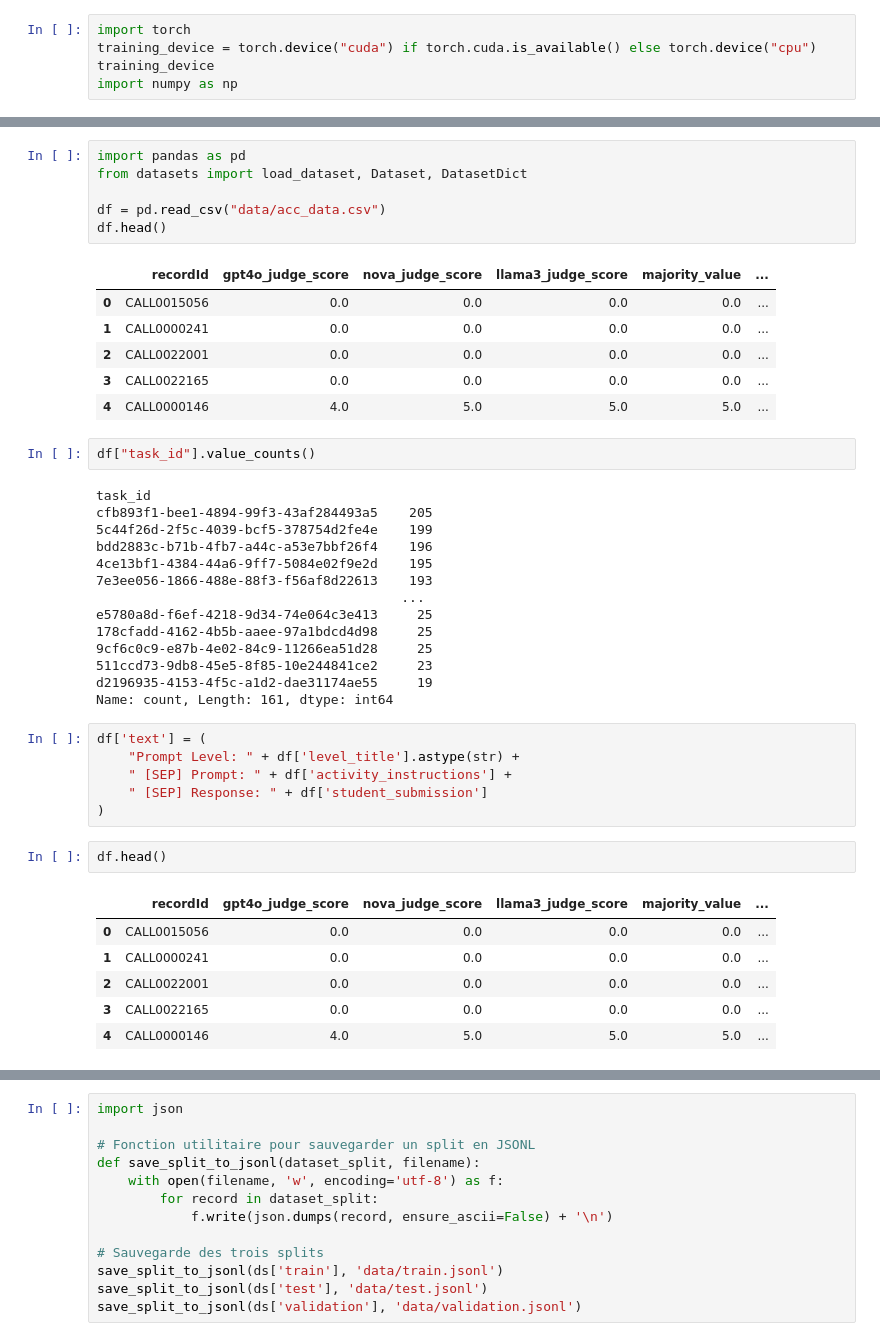
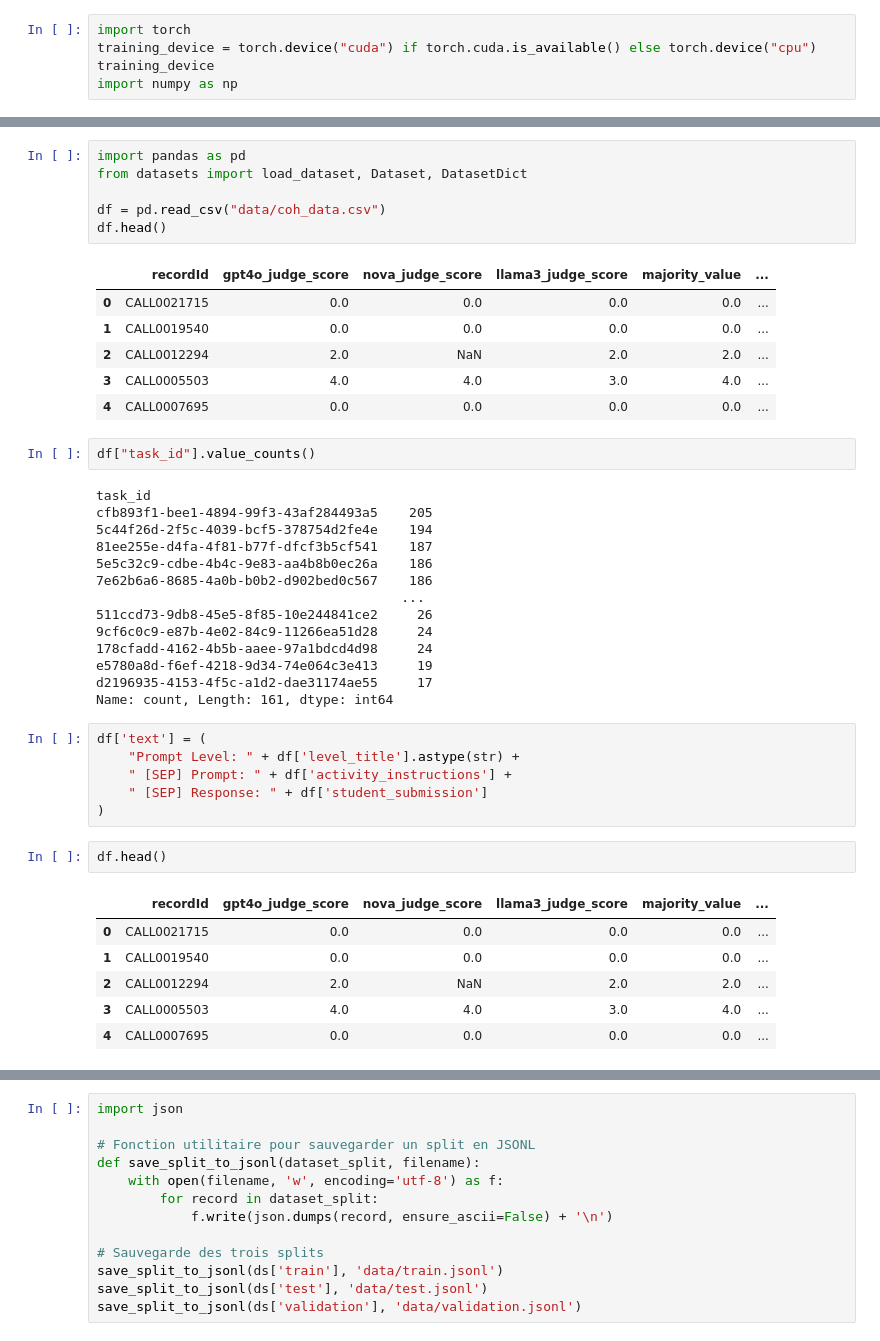
Before and after one commit to kamelnebhi/llm_fine_tuning, a Jupyter notebook: slm/writing_task_class_ai_coh/roberta_trainer.ipynb, the cells around one changed output, grey strips where cells are left out. Saved outputs shown, nothing was run; the diff lists cells and outputs as text.

```diff
--- a/slm/writing_task_class_ai_coh/roberta_trainer.ipynb
+++ b/slm/writing_task_class_ai_coh/roberta_trainer.ipynb
@@ -10,31 +28,31 @@ import numpy as np
 # %%
 import pandas as pd
 from datasets import load_dataset, Dataset, DatasetDict
 
-df = pd.read_csv("data/acc_data.csv")
+df = pd.read_csv("data/coh_data.csv")
 df.head()
 # %% [output]
 |  | recordId | gpt4o_judge_score | nova_judge_score | llama3_judge_score | majority_value | ... |
-| 0 | CALL0015056 | 0.0 | 0.0 | 0.0 | 0.0 | ... |
-| 1 | CALL0000241 | 0.0 | 0.0 | 0.0 | 0.0 | ... |
-| 2 | CALL0022001 | 0.0 | 0.0 | 0.0 | 0.0 | ... |
-| 3 | CALL0022165 | 0.0 | 0.0 | 0.0 | 0.0 | ... |
-| 4 | CALL0000146 | 4.0 | 5.0 | 5.0 | 5.0 | ... |
+| 0 | CALL0021715 | 0.0 | 0.0 | 0.0 | 0.0 | ... |
+| 1 | CALL0019540 | 0.0 | 0.0 | 0.0 | 0.0 | ... |
+| 2 | CALL0012294 | 2.0 | NaN | 2.0 | 2.0 | ... |
+| 3 | CALL0005503 | 4.0 | 4.0 | 3.0 | 4.0 | ... |
+| 4 | CALL0007695 | 0.0 | 0.0 | 0.0 | 0.0 | ... |
 # %%
 df["task_id"].value_counts()
 # %% [output]
 task_id
 cfb893f1-bee1-4894-99f3-43af284493a5    205
-5c44f26d-2f5c-4039-bcf5-378754d2fe4e    199
-bdd2883c-b71b-4fb7-a44c-a53e7bbf26f4    196
-4ce13bf1-4384-44a6-9ff7-5084e02f9e2d    195
-7e3ee056-1866-488e-88f3-f56af8d22613    193
+5c44f26d-2f5c-4039-bcf5-378754d2fe4e    194
+81ee255e-d4fa-4f81-b77f-dfcf3b5cf541    187
+5e5c32c9-cdbe-4b4c-9e83-aa4b8b0ec26a    186
+7e62b6a6-8685-4a0b-b0b2-d902bed0c567    186
                                        ...
-e5780a8d-f6ef-4218-9d34-74e064c3e413     25
-178cfadd-4162-4b5b-aaee-97a1bdcd4d98     25
-9cf6c0c9-e87b-4e02-84c9-11266ea51d28     25
-511ccd73-9db8-45e5-8f85-10e244841ce2     23
-d2196935-4153-4f5c-a1d2-dae31174ae55     19
+511ccd73-9db8-45e5-8f85-10e244841ce2     26
+9cf6c0c9-e87b-4e02-84c9-11266ea51d28     24
+178cfadd-4162-4b5b-aaee-97a1bdcd4d98     24
+e5780a8d-f6ef-4218-9d34-74e064c3e413     19
+d2196935-4153-4f5c-a1d2-dae31174ae55     17
 Name: count, Length: 161, dtype: int64
 # %%
 df['text'] = (
@@ -46,11 +64,11 @@ df['text'] = (
 df.head()
 # %% [output]
 |  | recordId | gpt4o_judge_score | nova_judge_score | llama3_judge_score | majority_value | ... |
-| 0 | CALL0015056 | 0.0 | 0.0 | 0.0 | 0.0 | ... |
-| 1 | CALL0000241 | 0.0 | 0.0 | 0.0 | 0.0 | ... |
-| 2 | CALL0022001 | 0.0 | 0.0 | 0.0 | 0.0 | ... |
-| 3 | CALL0022165 | 0.0 | 0.0 | 0.0 | 0.0 | ... |
-| 4 | CALL0000146 | 4.0 | 5.0 | 5.0 | 5.0 | ... |
+| 0 | CALL0021715 | 0.0 | 0.0 | 0.0 | 0.0 | ... |
+| 1 | CALL0019540 | 0.0 | 0.0 | 0.0 | 0.0 | ... |
+| 2 | CALL0012294 | 2.0 | NaN | 2.0 | 2.0 | ... |
+| 3 | CALL0005503 | 4.0 | 4.0 | 3.0 | 4.0 | ... |
+| 4 | CALL0007695 | 0.0 | 0.0 | 0.0 | 0.0 | ... |
 # %%
 df = df[["text", "task_id", "level_title", "majority_value"]]
 df = df.rename(columns={'majority_value': 'label'})
```
Also changed, not shown: parts of 13 cells of this notebook, 5 other files.
